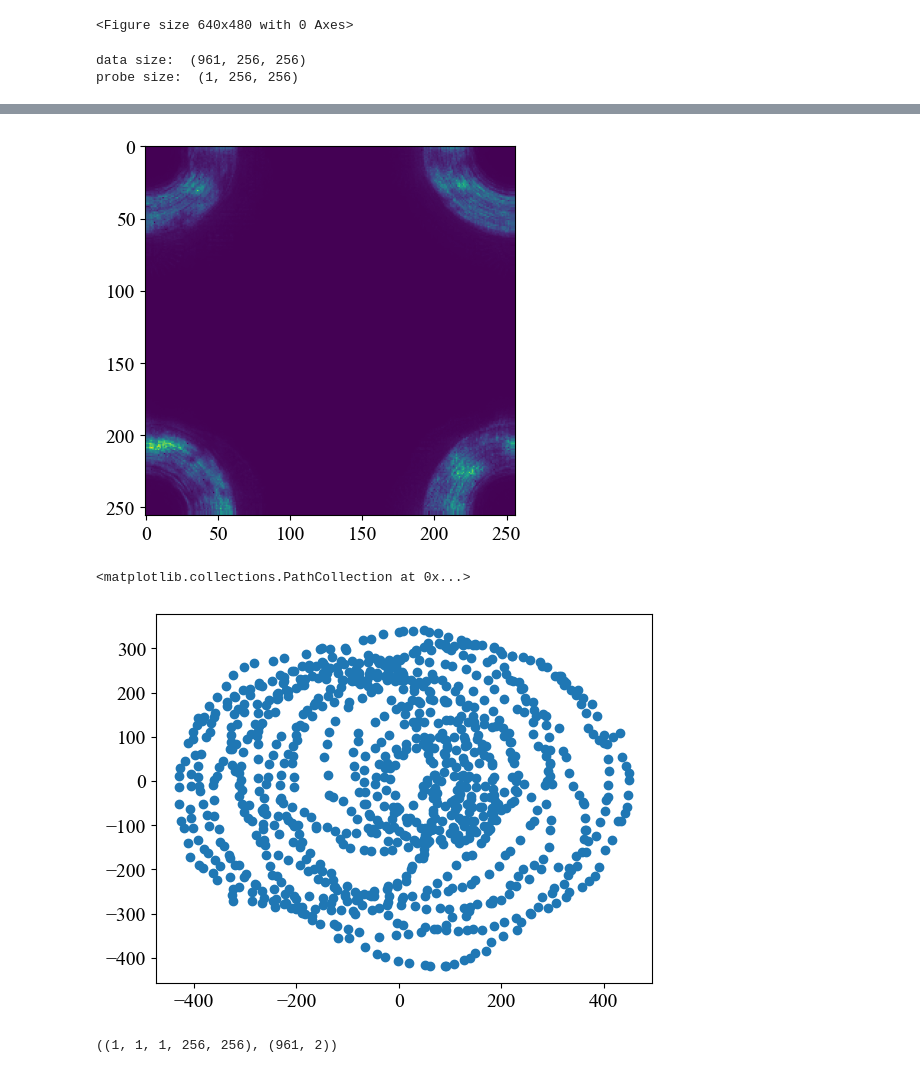
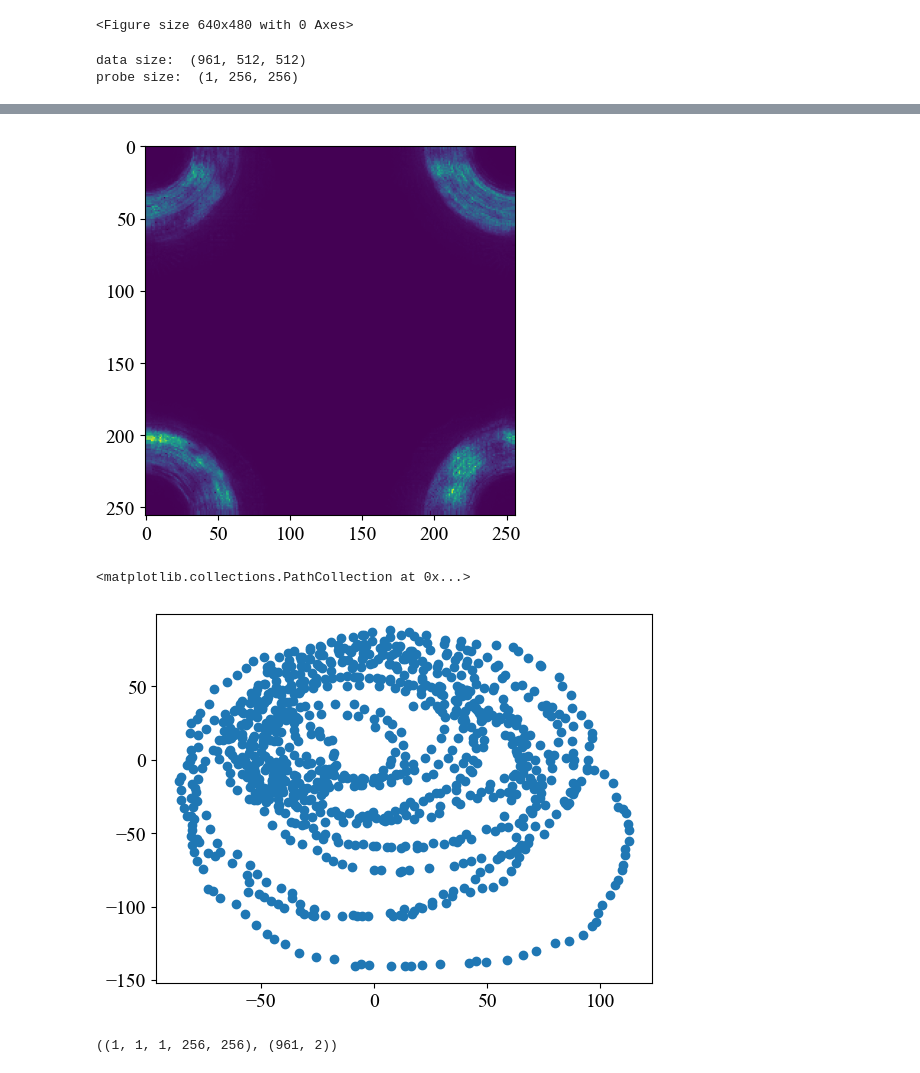
Before and after one commit to mdw771/probe_position_correction_w_ptychonn, a Jupyter notebook: workspace/large/reconstruct_tike.ipynb, the cells around one changed output, grey strips where cells are left out. Saved outputs shown, nothing was run; the diff lists cells and outputs as text; code cells hidden in the pictures.

```diff
--- a/workspace/large/reconstruct_tike.ipynb
+++ b/workspace/large/reconstruct_tike.ipynb
@@ -20,13 +21,13 @@ plt.viridis()
 # %% [output]
 <Figure size 640x480 with 0 Axes>
 # %%
-scan_idx = 235
+scan_idx = 242
 save_figs = True
 # %%
-f = np.load('data/scan{}.npz'.format(scan_idx))
+f = np.load('data/test{}.npz'.format(scan_idx))
 data_raw = f['reciprocal']
 probe_pos_list_raw = np.genfromtxt('outputs/test{}/calc_pos_{}_collective_niters_2_beta_0p5_nn_12_sw_1e-2_1e-3.csv'.format(scan_idx, scan_idx), delimiter=',').astype('float32')
-#probe_pos_list_raw = np.genfromtxt('data/pos235.csv', delimiter=',').astype('float32')
+#probe_pos_list_raw = np.genfromtxt('data/pos{}.csv'.format(scan_idx), delimiter=',').astype('float32')
 probe_raw = np.load('tike_test/scan221_raw.npz')['probe']
 probe_raw = probe_raw[0] + 1j * probe_raw[1]
 probe_raw = probe_raw.astype('complex64')[None, :, :]
@@ -35,7 +36,7 @@ probe_raw = probe_raw.astype('complex64')[None, :, :]
 print('data size: ', data_raw.shape)
 print('probe size: ', probe_raw.shape)
 # %% [output]
-data size:  (961, 256, 256)
+data size:  (961, 512, 512)
 probe size:  (1, 256, 256)
 # %%
 # Data transform:
@@ -56,7 +57,8 @@ data[data < 0] = 0
 data = data.astype('float32')
 #data = transform_data_for_ptychonn(data, target_shape=(128, 128), discard_len=(64, 64))
 #data = transform_data_for_ptychonn(data, target_shape=(128, 128), discard_len=(192, 192))
-#data = data[:, 128:-128, -128:128:-1]
+if data.shape[-1] == 512:
+    data = data[:, 128:-128, -128:128:-1]
 data = np.fft.fftshift(data, axes=(-1, -2))
 
 probe = probe_raw
@@ -82,6 +84,6 @@ plt.scatter(probe_pos_list[:, 1], probe_pos_list[:, 0])
-[figure, old version]
+[figure, new version]
 <matplotlib.collections.PathCollection at 0x...>
-[figure, old version]
+[figure, new version]
 # %%
 probe.shape, probe_pos_list.shape
 # %% [output]
```
Also changed, not shown: parts of 6 cells of this notebook, 7 other files.
